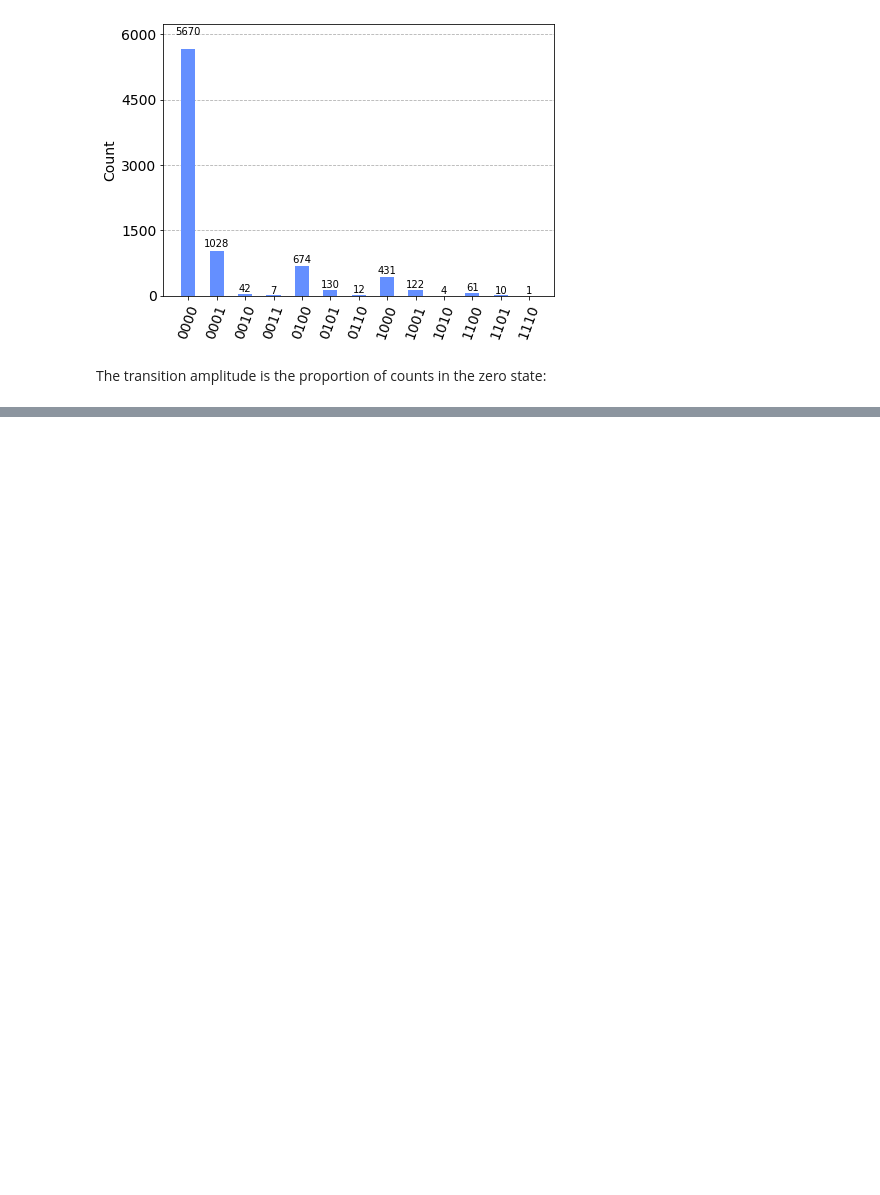
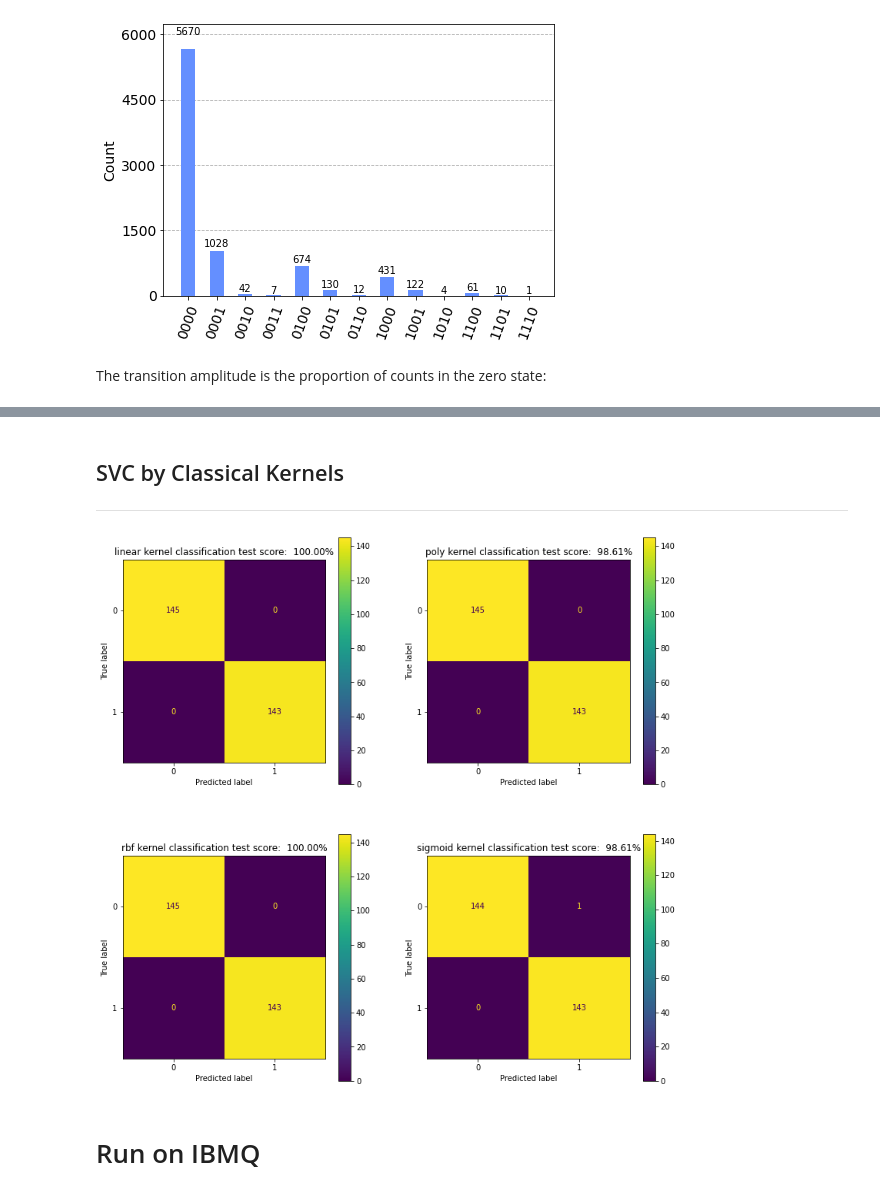
Before and after one commit to asajm/Quantum-Kernel-Method, a Jupyter notebook: QKM2.ipynb, the cells around one changed output, grey strips where cells are left out. Saved outputs shown, nothing was run; the diff lists cells and outputs as text; code cells hidden in the pictures; blank space fills up the shorter version.

```diff
--- a/QKM2.ipynb
+++ b/QKM2.ipynb
@@ -249,0 +185,22 @@ The following code takes the training and testing kernel matrices we calculated
+# %% [markdown]
+## SVC by Classical Kernels
+---
+# %%
+classical_kernels = ['linear', 'poly', 'rbf', 'sigmoid']
+i = 0
+fig = plt.figure(figsize=(13, 13))
+for kernel in classical_kernels:
+    classical_svc = SVC(kernel=kernel)
+    classical_svc.fit(sample_train, label_train)
+    classical_score = classical_svc.score(sample_test, label_test)
+
+    ax = fig.add_subplot(2, 2, i + 1)
+    i+=1
+    ax.set_title(f'{kernel} kernel classification test score:  {classical_score*100:0.2f}%')
+    plot_confusion_matrix(classical_svc, sample_train, label_train, ax=ax)
+
+plt.show()
+# %% [output]
+[figure, added]
+# %% [markdown]
+# Run on IBMQ
```
Also changed, not shown: parts of 50 cells of this notebook, 1 other file.
